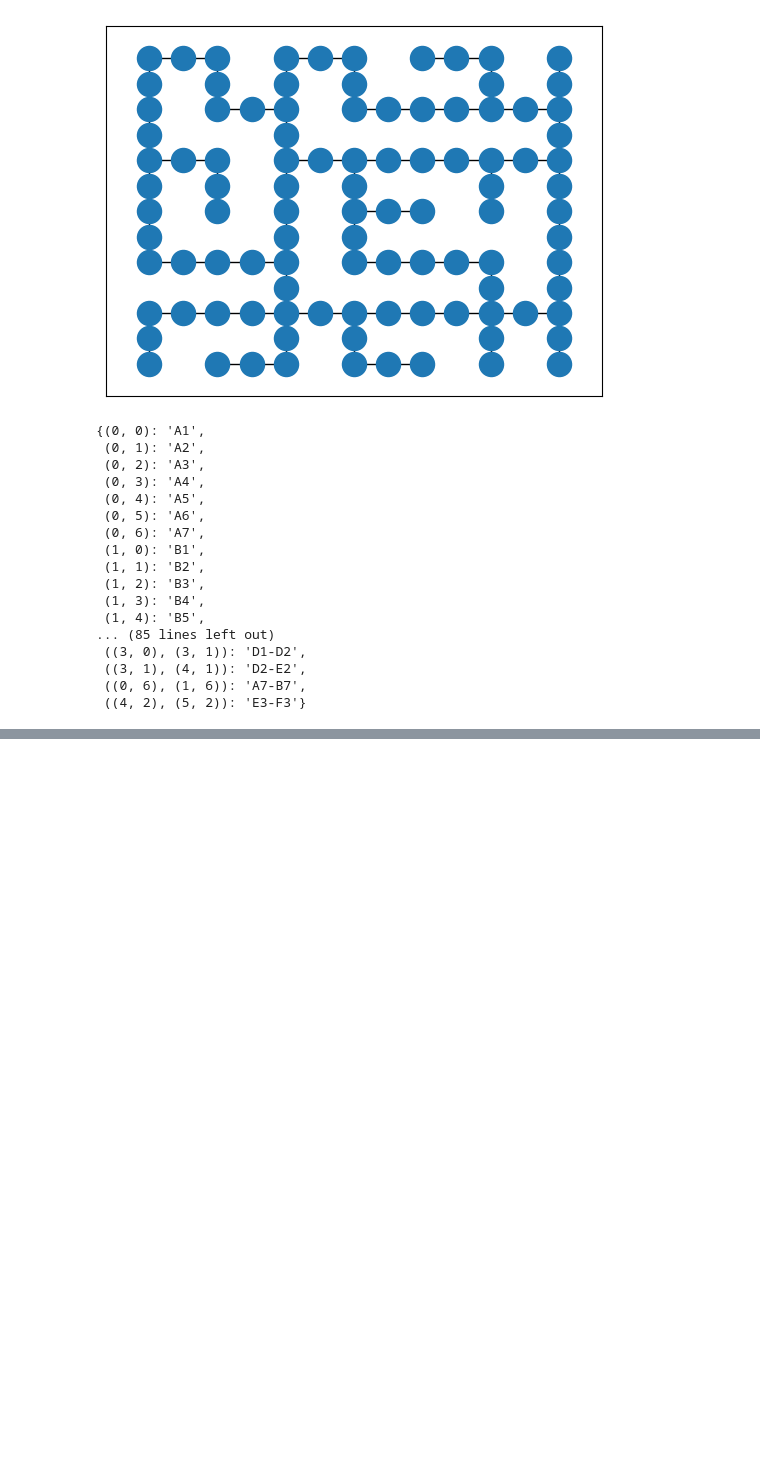
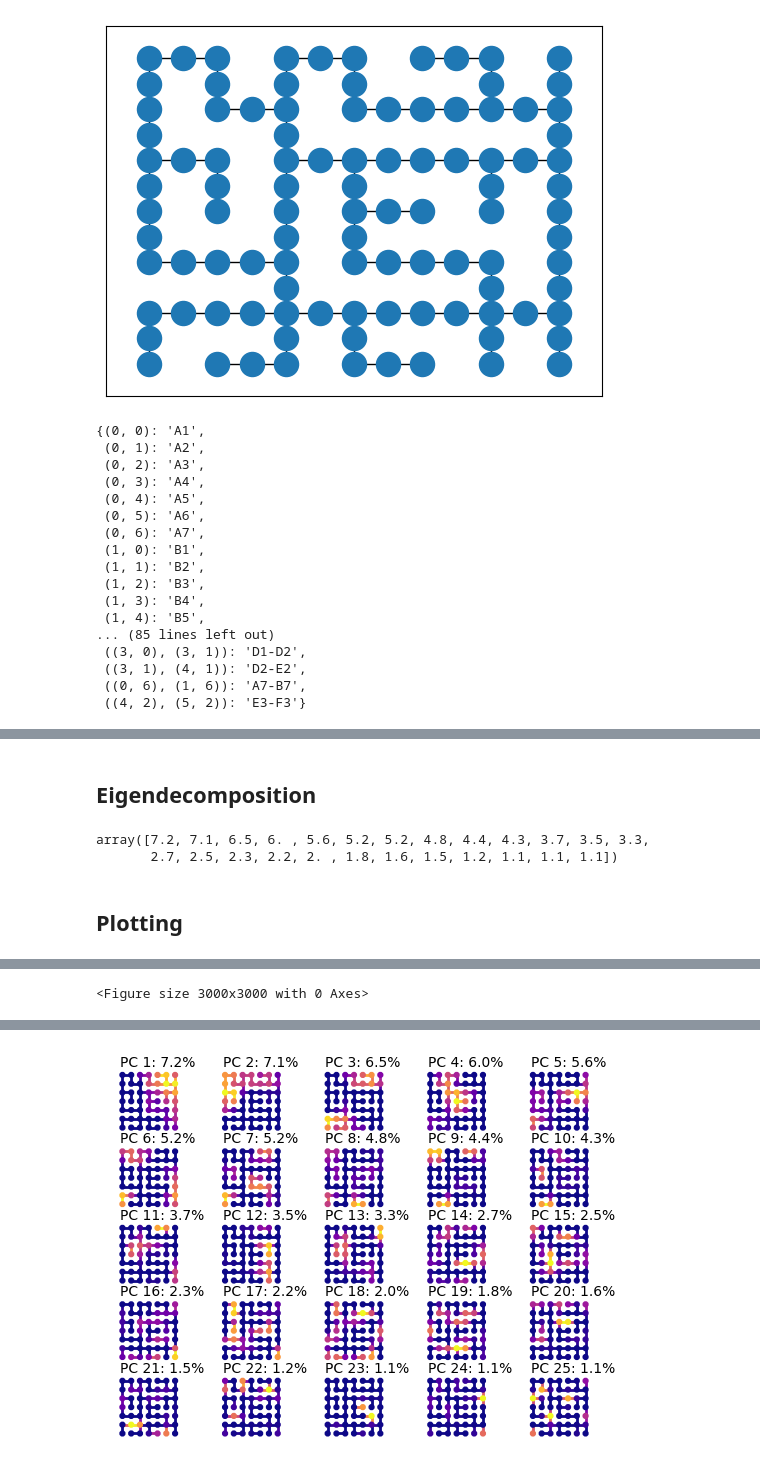
Before and after one commit to charlesdgburns/GridModels, a Jupyter notebook: Playground.ipynb, the cells around one changed output, grey strips where cells are left out. Drawn from its saved outputs; the diff is of its cells as text; code cells hidden in the pictures; blank space fills up the shorter version.

```diff
--- a/Playground.ipynb
+++ b/Playground.ipynb
@@ -1398,0 +1451,12 @@ nx.get_node_attributes(big, 'label') #Check how each node is labelled.
+# %%
+place_values = pd.read_parquet('cluster.navigationPlaceRates.parquet')
+
+place_values
+
+test = get_simple_maze('1')
+
+variable = place_values.iloc[1]
+
+variable.index.name = 'maze_position'
+
+print(variable)
@@ -1398,0 +1477,39 @@ nx.get_node_attributes(big, 'label') #Check how each node is labelled.
+# %% [markdown]
+## Eigendecomposition
+# %%
+from sklearn.decomposition import PCA
+
+my_n=25
+
+pca_SR = PCA(n_components = my_n)
+
+SR_components = pca_SR.fit_transform(bigSR)
+
+varExp = np.ceil(pca_SR.explained_variance_ratio_*1000)/10
+
+varExp
+# %% [output]
+array([7.2, 7.1, 6.5, 6. , 5.6, 5.2, 5.2, 4.8, 4.4, 4.3, 3.7, 3.5, 3.3,
+       2.7, 2.5, 2.3, 2.2, 2. , 1.8, 1.6, 1.5, 1.2, 1.1, 1.1, 1.1])
+# %% [markdown]
+## Plotting
+# %%
+
+label = nx.get_node_attributes(big, 'label').values()
+plt.figure(figsize=(10, 10), dpi=300)
+
+fig, axs = plt.subplots()
+axs.axis('off')
+
+for c in range(my_n):
+  ax = fig.add_subplot(5,5,c+1)
+  ax.set_aspect('equal')
+  ax.axis('off')
+  value = SR_components[:,c]
+
+  values = pd.Series(data=value, index=label)
+
+  values.index.name='maze_position'
+
+  plot_simple_heatmap(test, values, ax, node_size = 10, edge_size = 2, value_label='', title='PC '+str(c+1)+': '+str(varExp[c])+'%')
+# %% [output]
@@ -1398,0 +1533 @@ nx.get_node_attributes(big, 'label') #Check how each node is labelled.
+<Figure size 3000x3000 with 0 Axes>
@@ -1398,0 +1551 @@ nx.get_node_attributes(big, 'label') #Check how each node is labelled.
+[figure, added]
```
Also changed, not shown: parts of 7 cells of this notebook.
